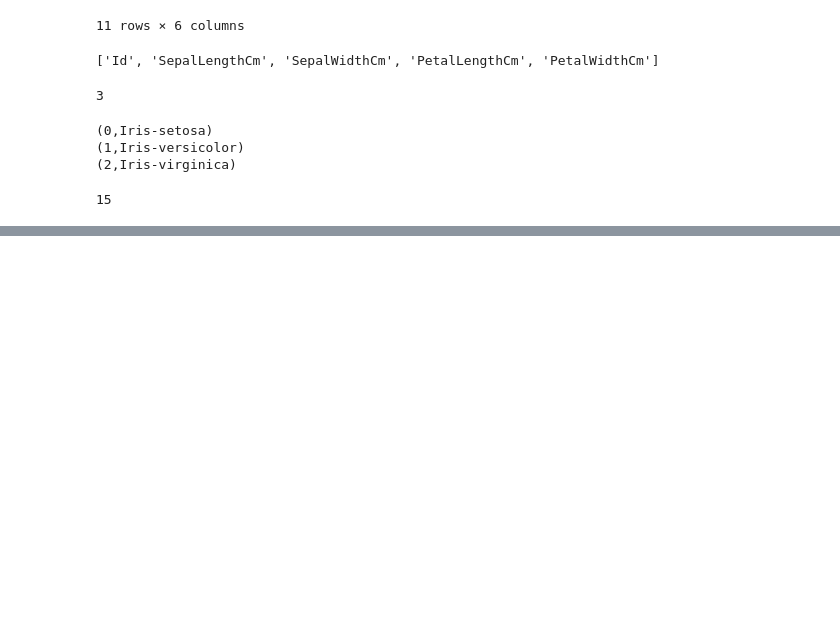
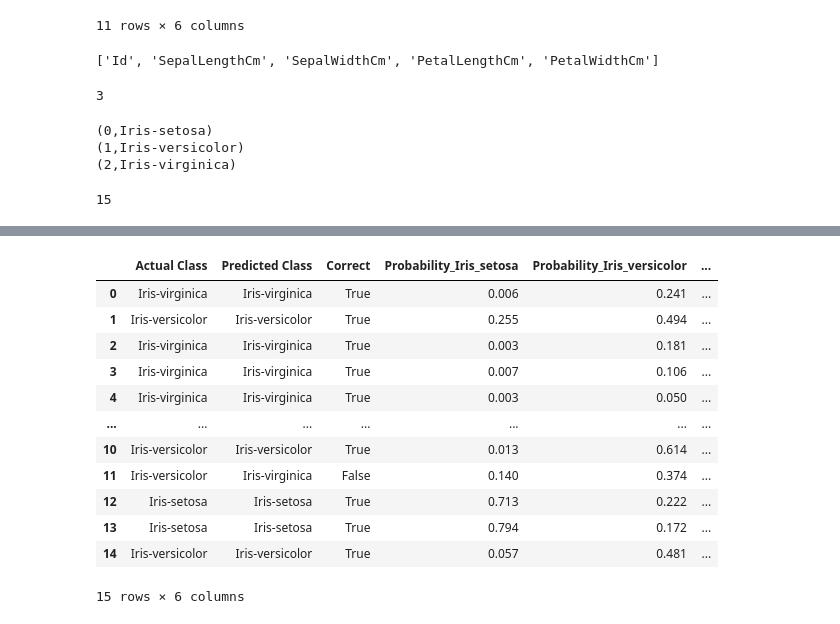
Before and after one commit to hod-maxx22/CodeAlpha_Iris_Flower_Classification, a Jupyter notebook: CodeAlpha_Iris_Flower_Classification/Iris.ipynb, the cells around one changed output, grey strips where cells are left out. Saved outputs shown, nothing was run; the diff lists cells and outputs as text; code cells hidden in the pictures; blank space fills up the shorter version.

```diff
--- a/CodeAlpha_Iris_Flower_Classification/Iris.ipynb
+++ b/CodeAlpha_Iris_Flower_Classification/Iris.ipynb
@@ -93,0 +192,16 @@ len(X_validation)
+# %%
+test_probabilities = model.predict(X_test_processed, verbose=0)
+y_pred_encoded = np.argmax(test_probabilities, axis=1)
+
+y_pred = label_transformer.inverse_transform(y_pred_encoded)
+y_test_original = label_transformer.inverse_transform(y_test)
+
+manual_accuracy = accuracy_score(y_test, y_pred_encoded)
+print(f"Manual test accuracy: {manual_accuracy:.4f}")
+
+prediction_results = pd.DataFrame({
+    "Actual Class": y_test_original,
+    "Predicted Class": y_pred,
+    "Correct": y_test_original == y_pred
+})
+prediction_results.head(20)
@@ -93,0 +223,21 @@ len(X_validation)
+# %%
+# Attach class probabilities
+probability_columns = [f"Probability_{str(c).replace(' ', '_').replace('-', '_')}" for c in label_transformer.classes_]
+probability_dataframe = pd.DataFrame(test_probabilities, columns=probability_columns)
+
+prediction_results_with_probabilities = pd.concat([prediction_results.reset_index(drop=True), probability_dataframe.reset_index(drop=True)],axis=1)
+prediction_results_with_probabilities.head(20)
+# %% [output]
+|  | Actual Class | Predicted Class | Correct | Probability_Iris_setosa | Probability_Iris_versicolor | ... |
+| 0 | Iris-virginica | Iris-virginica | True | 0.006 | 0.241 | ... |
+| 1 | Iris-versicolor | Iris-versicolor | True | 0.255 | 0.494 | ... |
+| 2 | Iris-virginica | Iris-virginica | True | 0.003 | 0.181 | ... |
+| 3 | Iris-virginica | Iris-virginica | True | 0.007 | 0.106 | ... |
+| 4 | Iris-virginica | Iris-virginica | True | 0.003 | 0.050 | ... |
+| ... | ... | ... | ... | ... | ... | ... |
+| 10 | Iris-versicolor | Iris-versicolor | True | 0.013 | 0.614 | ... |
+| 11 | Iris-versicolor | Iris-virginica | False | 0.140 | 0.374 | ... |
+| 12 | Iris-setosa | Iris-setosa | True | 0.713 | 0.222 | ... |
+| 13 | Iris-setosa | Iris-setosa | True | 0.794 | 0.172 | ... |
+| 14 | Iris-versicolor | Iris-versicolor | True | 0.057 | 0.481 | ... |
+15 rows × 6 columns
```
Also changed, not shown: parts of 9 cells of this notebook.
